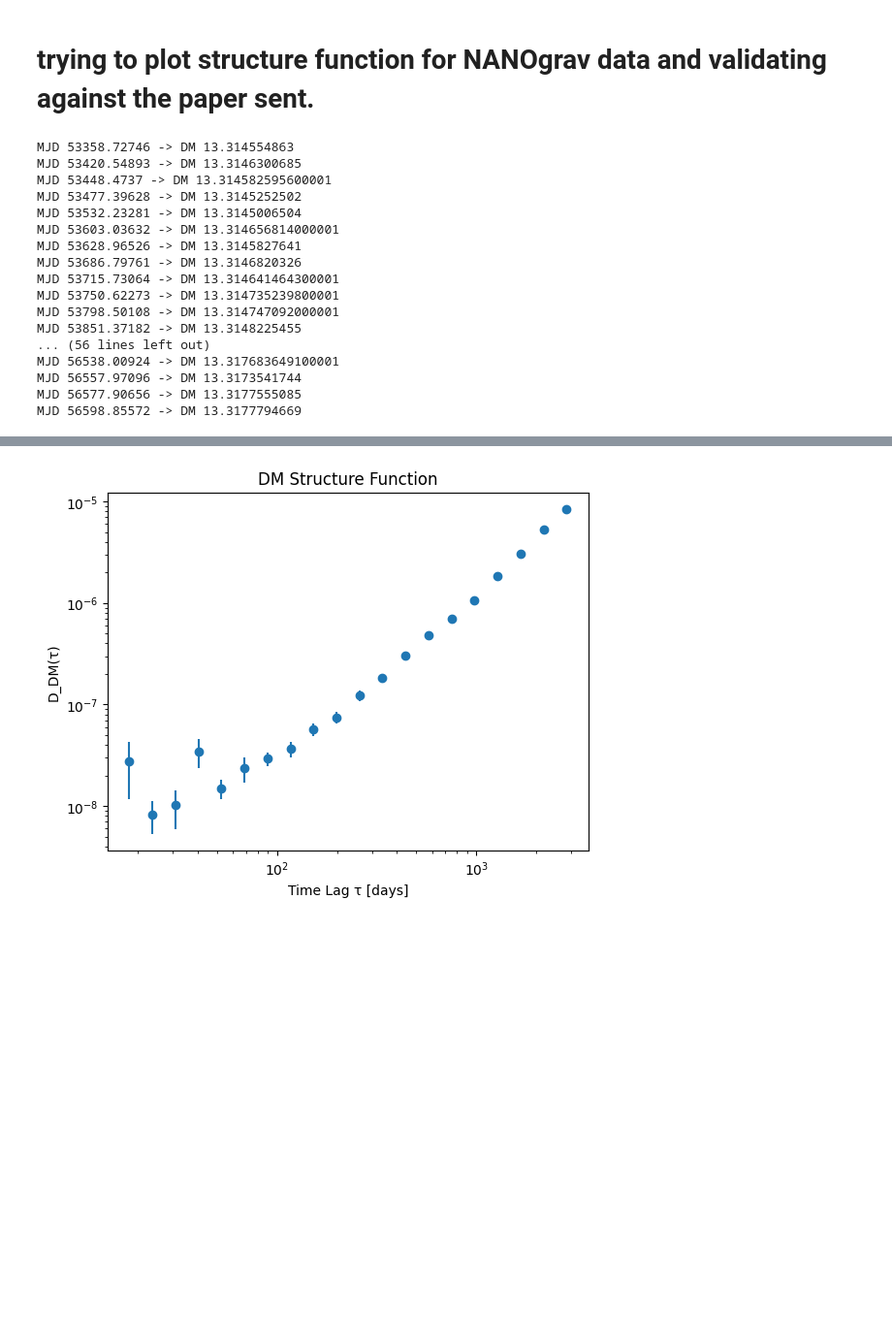
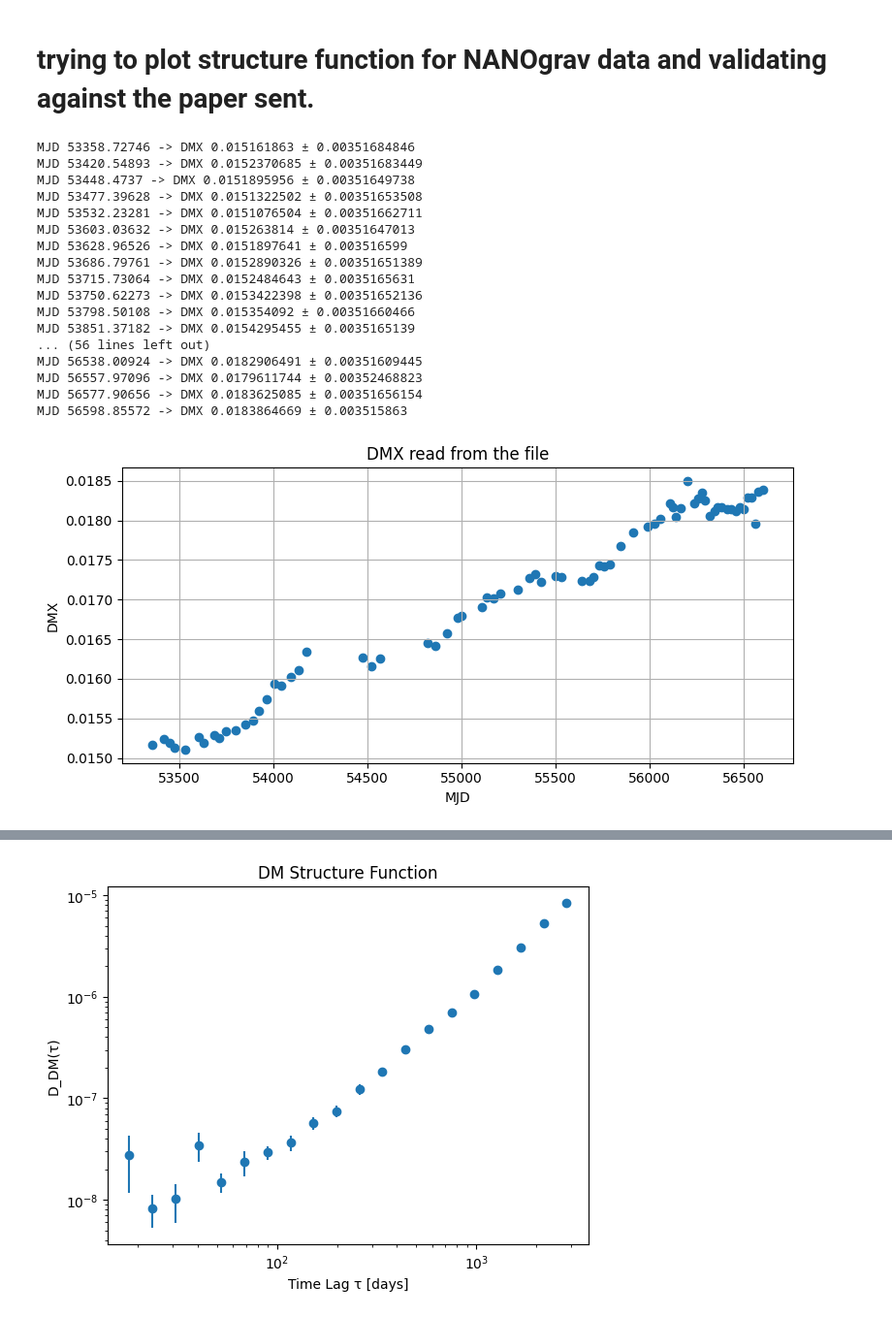
Before and after one commit to sonjaove/random-progs, a Jupyter notebook: corr.ipynb, the cells around one changed output, grey strips where cells are left out. Shown at 97% size. Saved outputs shown, nothing was run; the diff lists cells and outputs as text; code cells hidden in the pictures; blank space fills up the shorter version.

```diff
--- a/corr.ipynb
+++ b/corr.ipynb
@@ -557,6 +557,7 @@ parfile = r"NANOGrav_9y\par\B1855+09_NANOGrav_9yv1.gls.par"
 base_DM = None
 epochs = []
 dm_values = []
+dm_err=[]
 
 with open(parfile) as f:
     for line in f:
@@ -573,10 +574,11 @@ with open(parfile) as f:
         if key == "DM":
             base_DM = float(parts[1].replace("D", "E"))
 
-        # DMX values
+        # DMX values and error values
         if key.startswith("DMX_") and not key.startswith("DMXEP"):
             idx = key.split("_")[1]
             dmx = float(parts[1].replace("D", "E"))
+            dmxerr = float(parts[3].replace("D", "E")) if len(parts) > 2 else 0.0
 
             # search for matching epoch
             with open(parfile) as f2:
@@ -587,28 +589,42 @@ with open(parfile) as f:
                         break
 
             epochs.append(epoch)
-            dm_values.append(base_DM + dmx)
+            dm_values.append(dmx)
+            dm_err.append(dmxerr)
 
 # Sort results
-epochs, dm_values = zip(*sorted(zip(epochs, dm_values)))
+epochs, dm_values, dm_err = zip(*sorted(zip(epochs, dm_values, dm_err)))
 
-for e, d in zip(epochs, dm_values):
-    print(f"MJD {e} -> DM {d}")
+for e, d, err in zip(epochs, dm_values, dm_err):
+    print(f"MJD {e} -> DMX {d} ± {err}")
 # %% [output]
-MJD 53358.72746 -> DM 13.314554863
-MJD 53420.54893 -> DM 13.3146300685
-MJD 53448.4737 -> DM 13.314582595600001
-MJD 53477.39628 -> DM 13.3145252502
-MJD 53532.23281 -> DM 13.3145006504
-MJD 53603.03632 -> DM 13.314656814000001
-MJD 53628.96526 -> DM 13.3145827641
-MJD 53686.79761 -> DM 13.3146820326
-MJD 53715.73064 -> DM 13.314641464300001
-MJD 53750.62273 -> DM 13.314735239800001
-MJD 53798.50108 -> DM 13.314747092000001
-MJD 53851.37182 -> DM 13.3148225455
+MJD 53358.72746 -> DMX 0.015161863 ± 0.00351684846
+MJD 53420.54893 -> DMX 0.0152370685 ± 0.00351683449
+MJD 53448.4737 -> DMX 0.0151895956 ± 0.00351649738
+MJD 53477.39628 -> DMX 0.0151322502 ± 0.00351653508
+MJD 53532.23281 -> DMX 0.0151076504 ± 0.00351662711
+MJD 53603.03632 -> DMX 0.015263814 ± 0.00351647013
+MJD 53628.96526 -> DMX 0.0151897641 ± 0.003516599
+MJD 53686.79761 -> DMX 0.0152890326 ± 0.00351651389
+MJD 53715.73064 -> DMX 0.0152484643 ± 0.0035165631
+MJD 53750.62273 -> DMX 0.0153422398 ± 0.00351652136
+MJD 53798.50108 -> DMX 0.015354092 ± 0.00351660466
+MJD 53851.37182 -> DMX 0.0154295455 ± 0.0035165139
 ... (56 lines left out)
-MJD 56538.00924 -> DM 13.317683649100001
-MJD 56557.97096 -> DM 13.3173541744
-MJD 56577.90656 -> DM 13.3177555085
-MJD 56598.85572 -> DM 13.3177794669
+MJD 56538.00924 -> DMX 0.0182906491 ± 0.00351609445
+MJD 56557.97096 -> DMX 0.0179611744 ± 0.00352468823
+MJD 56577.90656 -> DMX 0.0183625085 ± 0.00351656154
+MJD 56598.85572 -> DMX 0.0183864669 ± 0.003515863
+# %%
+import matplotlib.pyplot as plt
+
+plt.figure(figsize=(8,4))
+plt.scatter(epochs, dm_values)
+plt.xlabel("MJD")
+plt.ylabel("DMX")
+plt.title("DMX read from the file")
+plt.grid(True)
+plt.tight_layout()
+plt.show()
+# %% [output]
+[figure, added]
```
Also changed, not shown: parts of 3 cells of this notebook.
